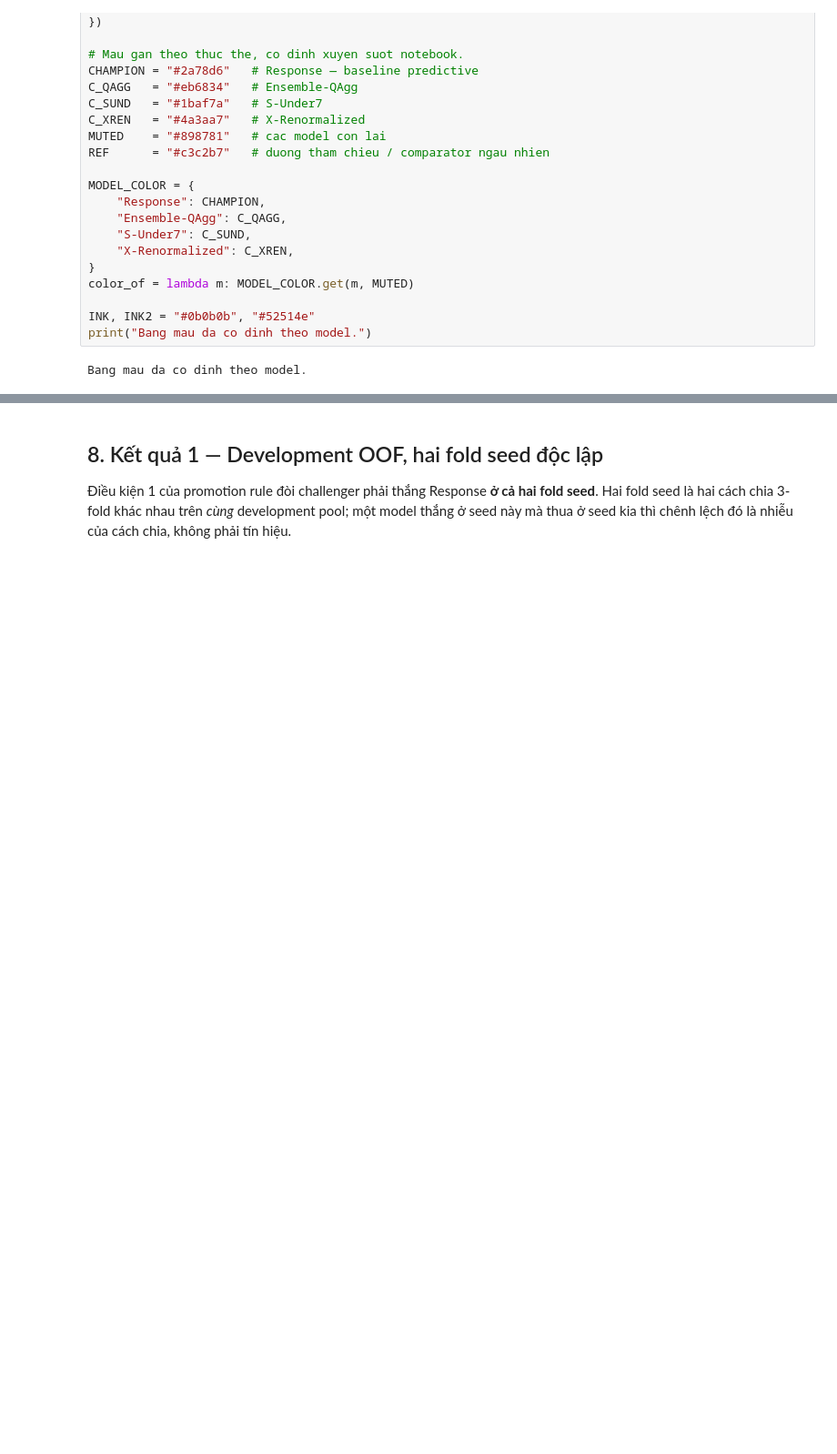
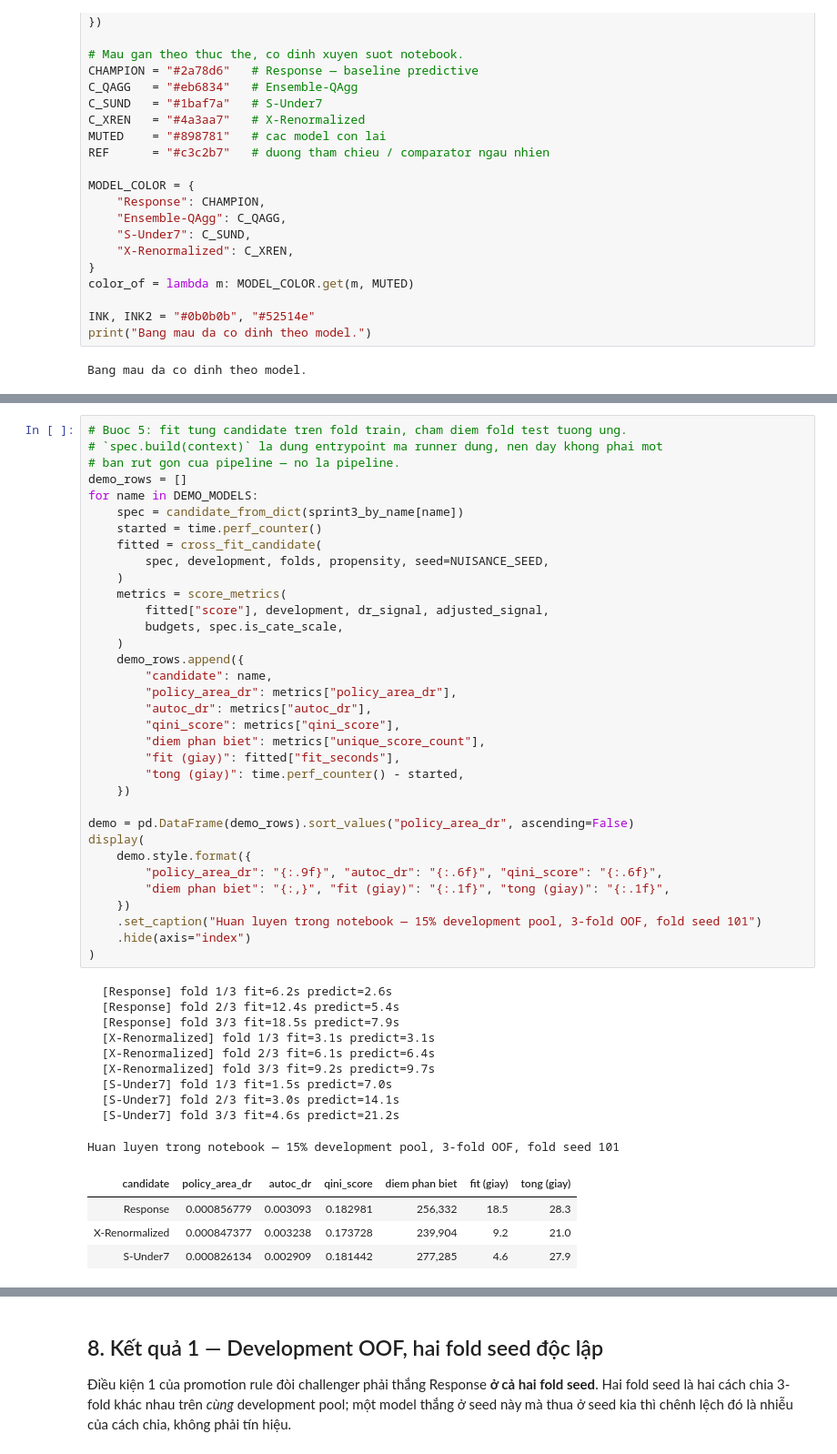
Before and after one commit to ThanhDatVN/Causal-Uplift-for-Activation-and-Retention, a Jupyter notebook: notebooks/02_modeling_and_evaluation.ipynb, the cells around one changed output, grey strips where cells are left out. Shown at 91% size. Saved outputs shown, nothing was run; the diff lists cells and outputs as text; blank space fills up the shorter version.

```diff
--- a/notebooks/02_modeling_and_evaluation.ipynb
+++ b/notebooks/02_modeling_and_evaluation.ipynb
@@ -341,0 +497,49 @@ Bang mau da co dinh theo model.
+# %%
+# Buoc 5: fit tung candidate tren fold train, cham diem fold test tuong ung.
+# `spec.build(context)` la dung entrypoint ma runner dung, nen day khong phai mot
+# ban rut gon cua pipeline — no la pipeline.
+demo_rows = []
+for name in DEMO_MODELS:
+    spec = candidate_from_dict(sprint3_by_name[name])
+    started = time.perf_counter()
+    fitted = cross_fit_candidate(
+        spec, development, folds, propensity, seed=NUISANCE_SEED,
+    )
+    metrics = score_metrics(
+        fitted["score"], development, dr_signal, adjusted_signal,
+        budgets, spec.is_cate_scale,
+    )
+    demo_rows.append({
+        "candidate": name,
+        "policy_area_dr": metrics["policy_area_dr"],
+        "autoc_dr": metrics["autoc_dr"],
+        "qini_score": metrics["qini_score"],
+        "diem phan biet": metrics["unique_score_count"],
+        "fit (giay)": fitted["fit_seconds"],
+        "tong (giay)": time.perf_counter() - started,
+    })
+
+demo = pd.DataFrame(demo_rows).sort_values("policy_area_dr", ascending=False)
+display(
+    demo.style.format({
+        "policy_area_dr": "{:.9f}", "autoc_dr": "{:.6f}", "qini_score": "{:.6f}",
+        "diem phan biet": "{:,}", "fit (giay)": "{:.1f}", "tong (giay)": "{:.1f}",
+    })
+    .set_caption("Huan luyen trong notebook — 15% development pool, 3-fold OOF, fold seed 101")
+    .hide(axis="index")
+)
+# %% [output]
+  [Response] fold 1/3 fit=6.2s predict=2.6s
+  [Response] fold 2/3 fit=12.4s predict=5.4s
+  [Response] fold 3/3 fit=18.5s predict=7.9s
+  [X-Renormalized] fold 1/3 fit=3.1s predict=3.1s
+  [X-Renormalized] fold 2/3 fit=6.1s predict=6.4s
+  [X-Renormalized] fold 3/3 fit=9.2s predict=9.7s
+  [S-Under7] fold 1/3 fit=1.5s predict=7.0s
+  [S-Under7] fold 2/3 fit=3.0s predict=14.1s
+  [S-Under7] fold 3/3 fit=4.6s predict=21.2s
+Huan luyen trong notebook — 15% development pool, 3-fold OOF, fold seed 101
+| candidate | policy_area_dr | autoc_dr | qini_score | diem phan biet | fit (giay) | tong (giay) |
+| Response | 0.000856779 | 0.003093 | 0.182981 | 256,332 | 18.5 | 28.3 |
+| X-Renormalized | 0.000847377 | 0.003238 | 0.173728 | 239,904 | 9.2 | 21.0 |
+| S-Under7 | 0.000826134 | 0.002909 | 0.181442 | 277,285 | 4.6 | 27.9 |
```
Also changed, not shown: parts of 8 cells of this notebook, 4 other files.
